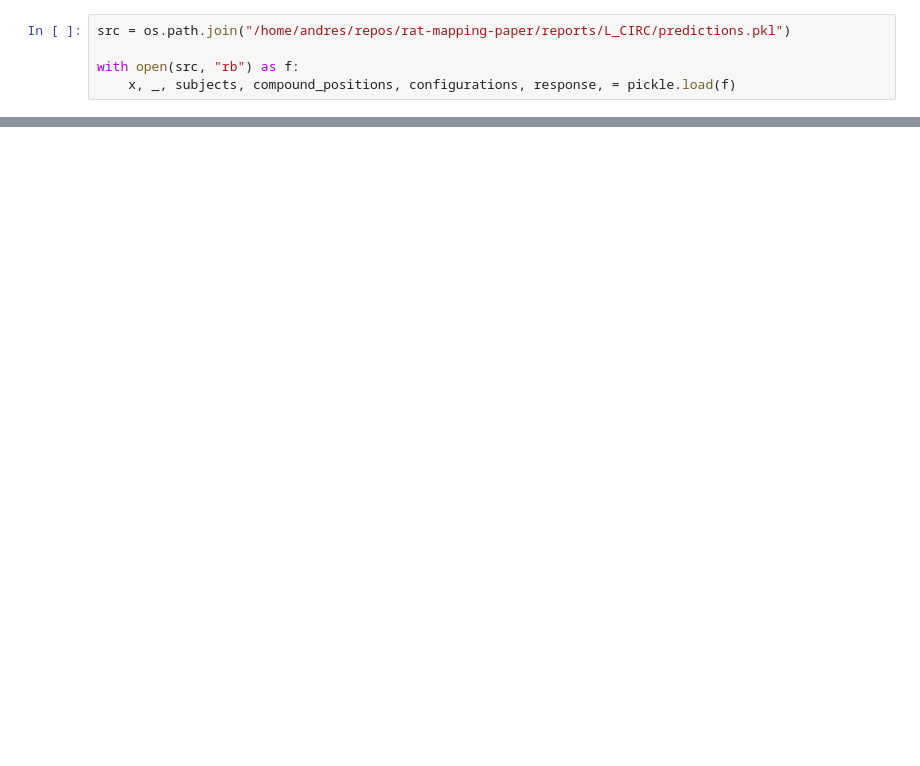
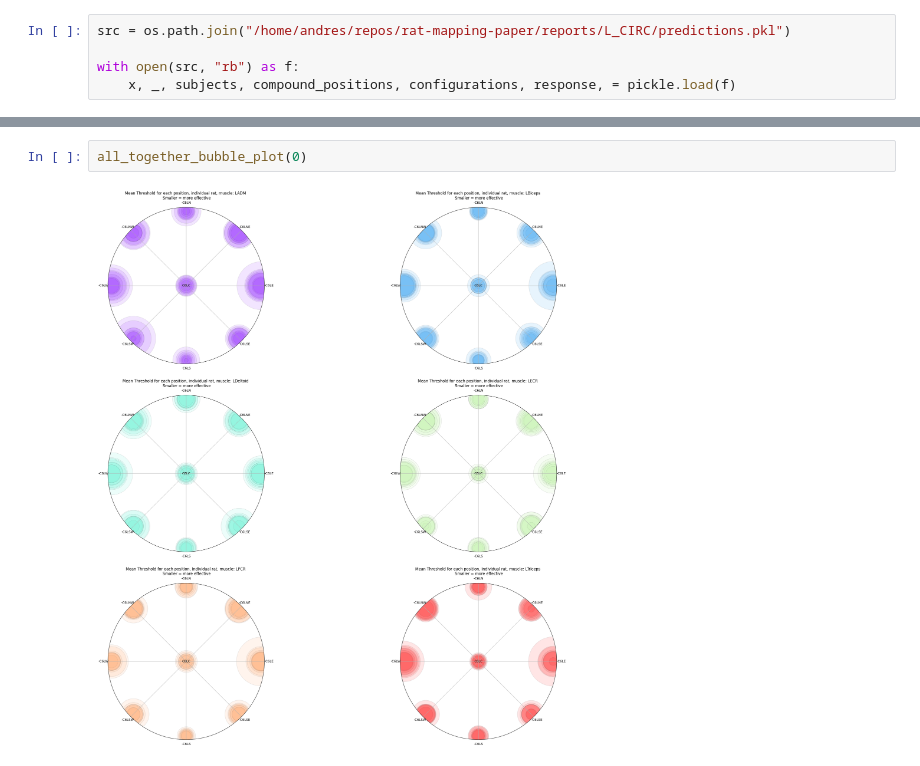
Before and after one commit to hbmep/rat-mapping, a Jupyter notebook: notebooks/L_CIRC/initial.ipynb, the cells around one changed output, grey strips where cells are left out. Drawn from its saved outputs; the diff is of its cells as text; blank space fills up the shorter version.

```diff
--- a/notebooks/L_CIRC/initial.ipynb
+++ b/notebooks/L_CIRC/initial.ipynb
@@ -494,0 +640,4 @@ mean_list
+# %%
+all_together_bubble_plot(0)
+# %% [output]
+[figure, added]
```
Also changed, not shown: parts of 18 cells of this notebook, 1 other file.
